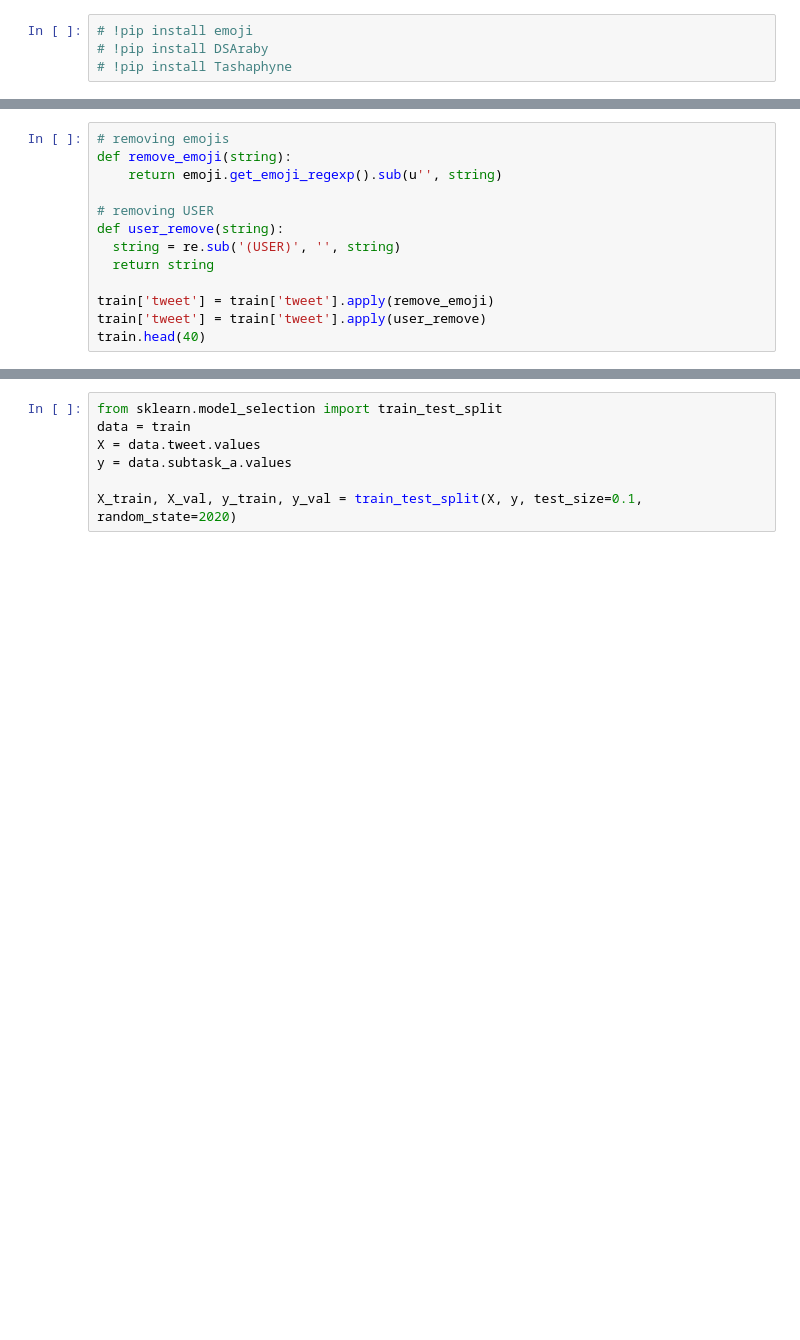
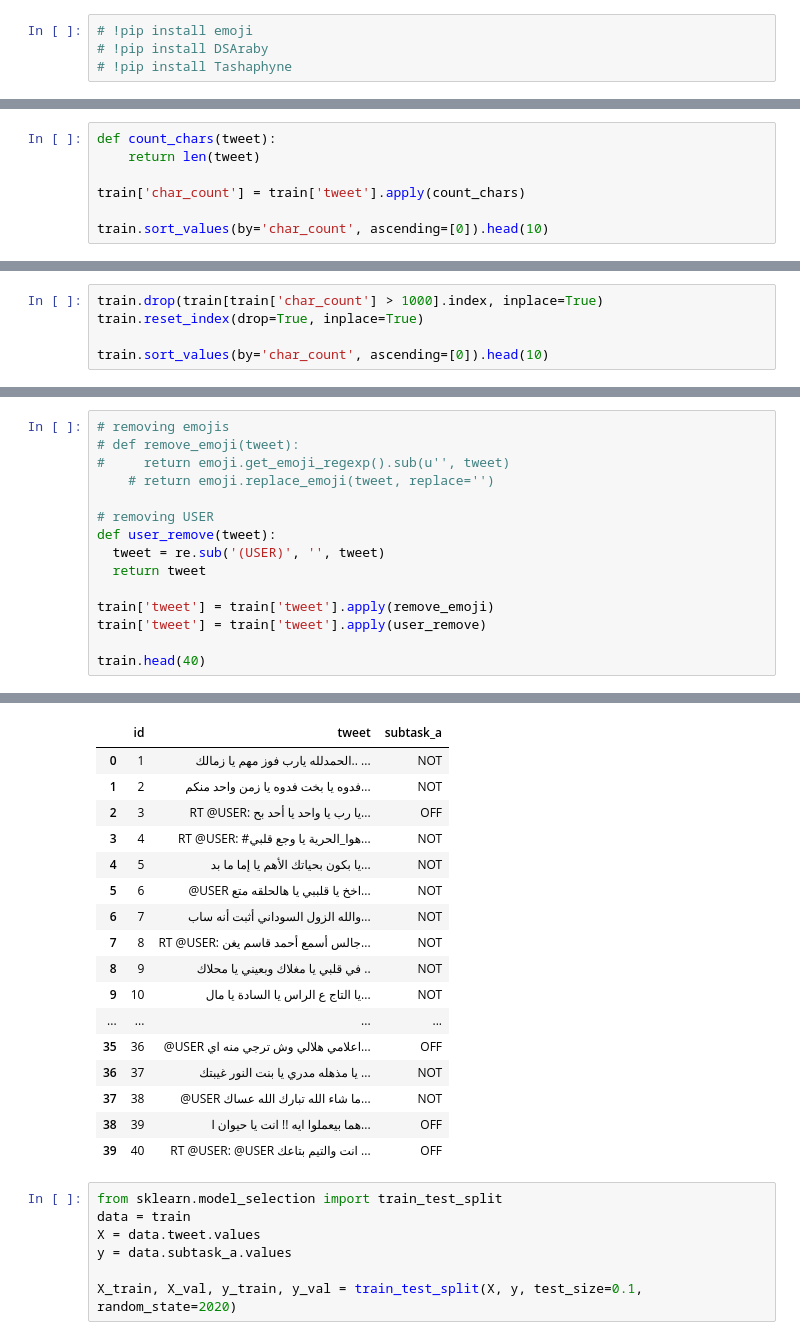
Before and after one commit to rfahrn/Shared_Task, a Jupyter notebook: Shared_Task.ipynb, the cells around one changed output, grey strips where cells are left out. Cells and saved outputs as stored; diff of their text form; blank space fills up the shorter version.

```diff
--- a/Shared_Task.ipynb
+++ b/Shared_Task.ipynb
@@ -38,0 +70,7 @@ train.head()
+# %%
+def count_chars(tweet):
+    return len(tweet)
+
+train['char_count'] = train['tweet'].apply(count_chars)
+
+train.sort_values(by='char_count', ascending=[0]).head(10)
@@ -38,0 +98,5 @@ train.head()
+# %%
+train.drop(train[train['char_count'] > 1000].index, inplace=True)
+train.reset_index(drop=True, inplace=True)
+
+train.sort_values(by='char_count', ascending=[0]).head(10)
@@ -90,13 +180,16 @@ print(train.head(5))
 # %%
 # removing emojis
-def remove_emoji(string):
-    return emoji.get_emoji_regexp().sub(u'', string)
+# def remove_emoji(tweet):
+#     return emoji.get_emoji_regexp().sub(u'', tweet)
+    # return emoji.replace_emoji(tweet, replace='')
 
 # removing USER
-def user_remove(string):
-  string = re.sub('(USER)', '', string)
-  return string
+def user_remove(tweet):
+  tweet = re.sub('(USER)', '', tweet)
+  return tweet
 
 train['tweet'] = train['tweet'].apply(remove_emoji)
 train['tweet'] = train['tweet'].apply(user_remove)
+
 train.head(40)
+# %% [output]
@@ -103,3 +198,20 @@ train.head(40)
+|  | id | tweet | subtask_a |
+| 0 | 1 | الحمدلله يارب فوز مهم يا زمالك.. ... | NOT |
+| 1 | 2 | فدوه يا بخت فدوه يا زمن واحد منكم... | NOT |
+| 2 | 3 | RT @USER: يا رب يا واحد يا أحد بح... | OFF |
+| 3 | 4 | RT @USER: #هوا_الحرية يا وجع قلبي... | NOT |
+| 4 | 5 | يا بكون بحياتك الأهم يا إما ما بد... | NOT |
+| 5 | 6 | @USER اخخ يا قلببي يا هالحلقه متع... | NOT |
+| 6 | 7 | والله الزول السوداني أثبت أنه ساب... | NOT |
+| 7 | 8 | RT @USER: جالس أسمع أحمد قاسم يغن... | NOT |
+| 8 | 9 | في قلبي يا مغلاك وبعيني يا محلاك .. | NOT |
+| 9 | 10 | يا التاج ع الراس يا السادة يا مال... | NOT |
+| ... | ... | ... | ... |
+| 35 | 36 | @USER اعلامي هلالي وش ترجي منه اي... | OFF |
+| 36 | 37 | يا مذهله مدري يا بنت النور غيبتك ... | NOT |
+| 37 | 38 | @USER ما شاء الله تبارك الله عساك... | NOT |
+| 38 | 39 | هما بيعملوا ايه !! انت يا حيوان ا... | OFF |
+| 39 | 40 | RT @USER: @USER انت والتيم بتاعك ... | OFF |
 # %%
 from sklearn.model_selection import train_test_split
 data = train
```
Also changed, not shown: parts of 13 cells of this notebook.
